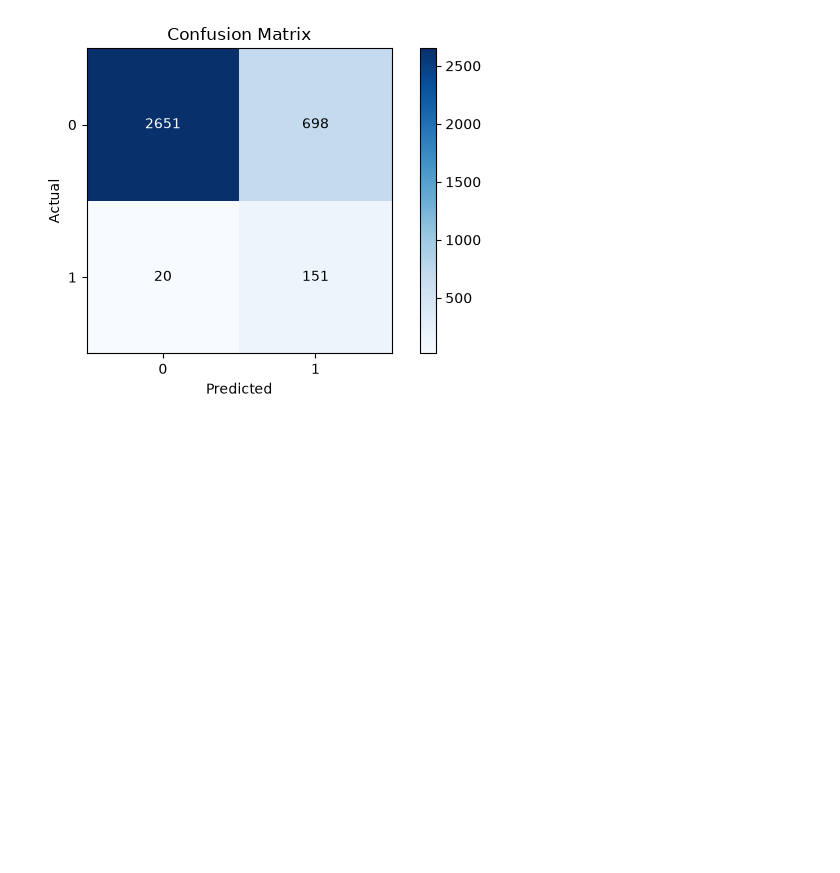
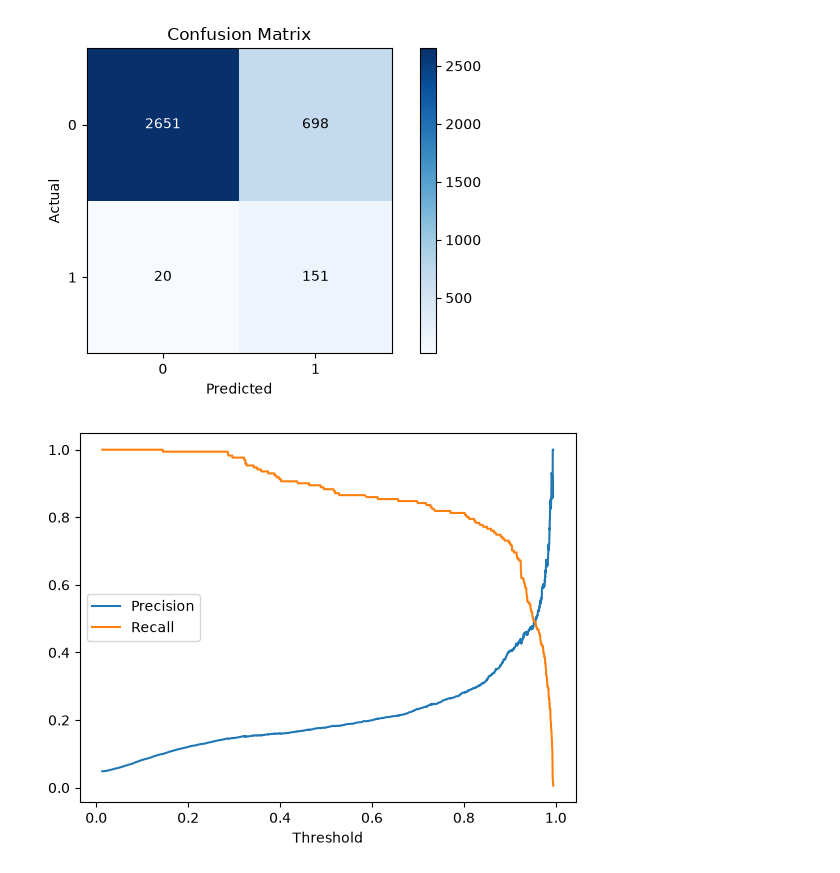
Before and after one commit to OM4R0/fake-job-detection-api, a Jupyter notebook: notebook/model_training.ipynb, the cells around one changed output. Drawn from its saved outputs; the diff is of its cells as text; code cells hidden in the pictures; blank space fills up the shorter version.

Commit message:
feat: initialize project structure with training, inference pipelines, and model artifacts

```diff
--- a/notebook/model_training.ipynb
+++ b/notebook/model_training.ipynb
@@ -3,7 +3,7 @@ import pandas as pd
 import numpy as np
 import matplotlib.pyplot as plt
 # %%
-data=pd.read_csv('../data/fake_job_postings.csv')
+data=pd.read_csv('../data/raw/fake_job_postings.csv')
 # %%
 data.drop(columns=['job_id'],inplace=True)
 # %%
@@ -245,3 +245,17 @@ Confusion Matrix:
 [[2651  698]
  [  20  151]]
 [figure]
+# %%
+from sklearn.metrics import precision_recall_curve
+import matplotlib.pyplot as plt
+
+probs = model.predict_proba(X_test)[:, 1]
+precision, recall, thresholds = precision_recall_curve(y_test, probs)
+
+plt.plot(thresholds, precision[:-1], label='Precision')
+plt.plot(thresholds, recall[:-1], label='Recall')
+plt.xlabel('Threshold')
+plt.legend()
+plt.show()
+# %% [output]
+[figure, added]
```
Also changed, not shown: 14 other files.
